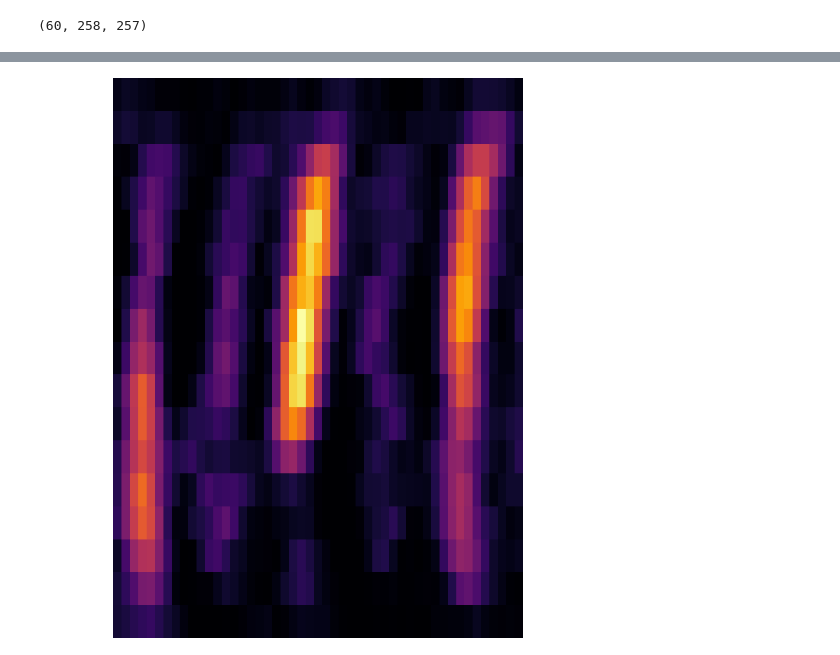
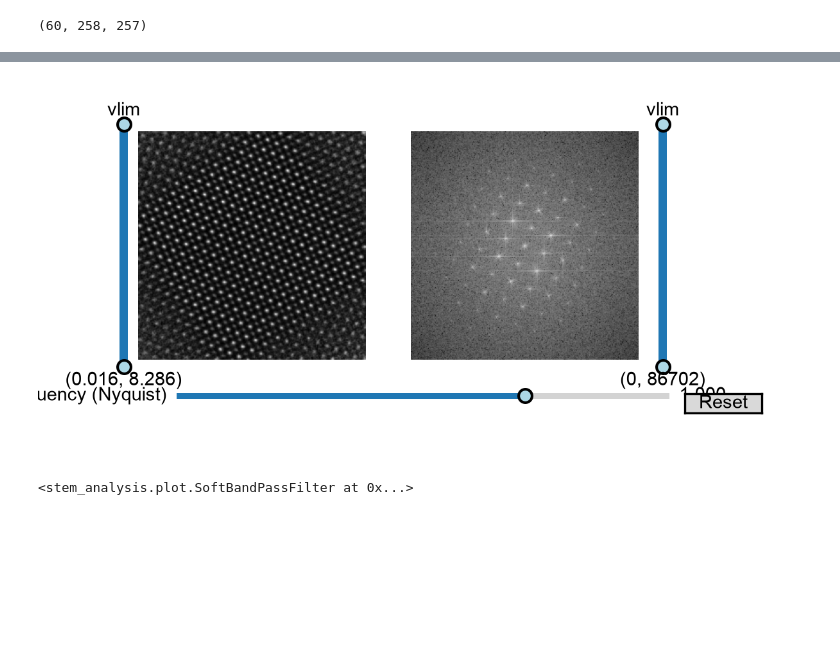
Before and after one commit to Shephardnihy/stem_analysis, a Jupyter notebook: dev/plot.ipynb, the cells around one changed output, grey strips where cells are left out. Saved outputs shown, nothing was run; the diff lists cells and outputs as text; code cells hidden in the pictures; blank space fills up the shorter version.

```diff
--- a/dev/plot.ipynb
+++ b/dev/plot.ipynb
@@ -75,9 +30,0 @@ plt.savefig(r"G:\DRX\DRX_Anode_20260630\Region 1\Ptycho\4\cut_y.svg", dpi = 300,
-# %%
-plt.figure(figsize = (10,10))
-plt.subplots_adjust(0, 0, 1, 1)
-ax = plt.gca()
-plt.imshow(cut_x_1[2:19], cmap='inferno', aspect = dz/dx/20)
-ax.axis('off')
-plt.savefig(r"G:\DRX\DRX_Anode_20260630\Region 1\Ptycho\4\cut_x.svg", dpi = 300, bbox_inches = 'tight', pad_inches = 0)
-# %% [output]
-[figure, removed]
@@ -85,0 +31,5 @@ frame_full = imwread
+# %%
+saplt.SoftBandPassFilter(img.sum(0))
+# %% [output]
+[figure, added]
+<stem_analysis.plot.SoftBandPassFilter at 0x...>
```
Also changed, not shown: parts of 11 cells of this notebook, 1 other file.
